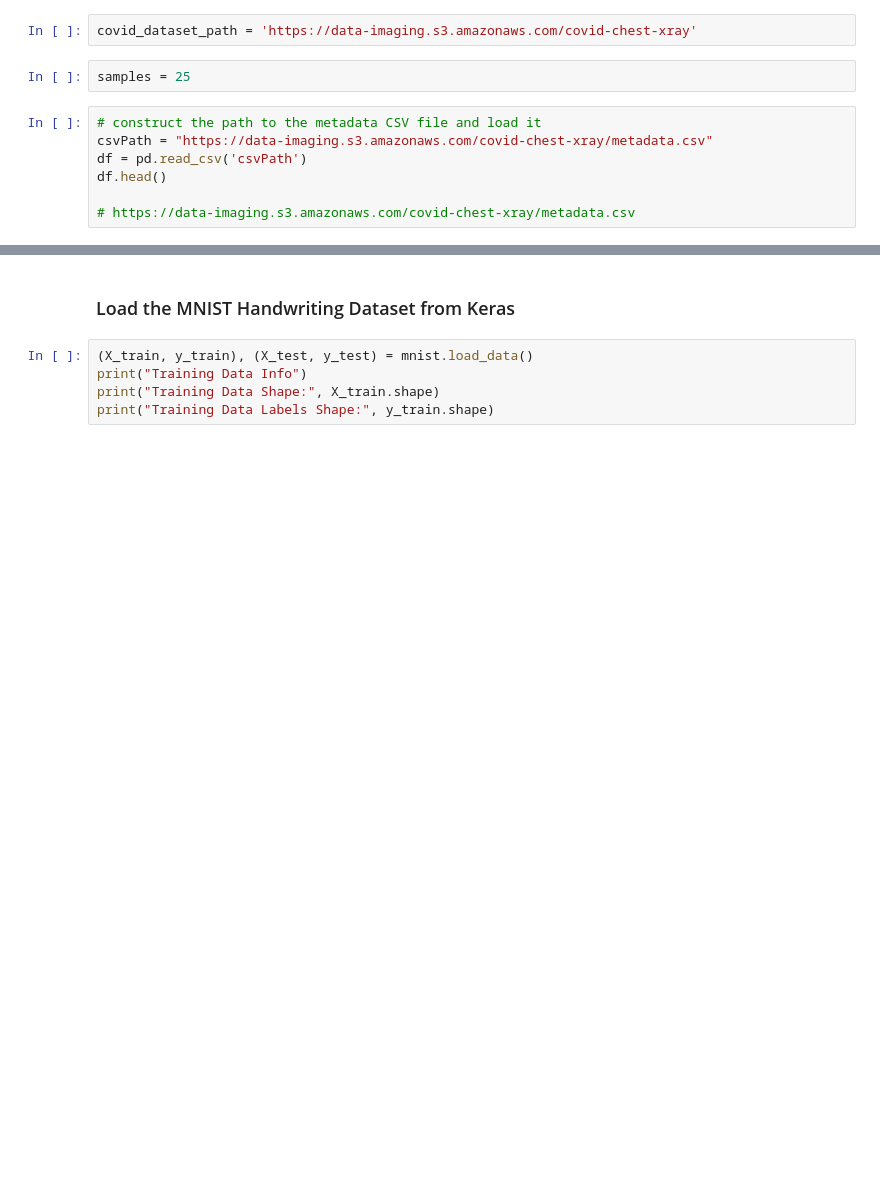
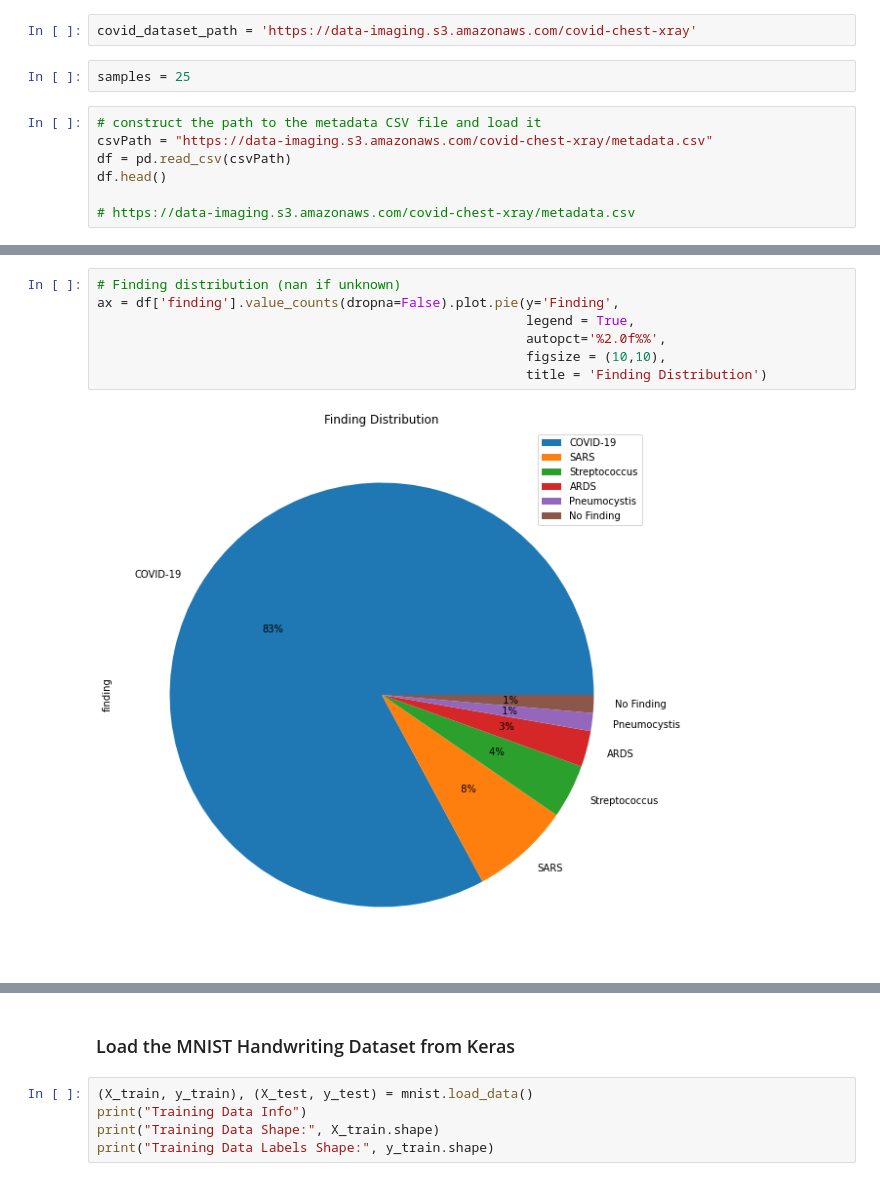
Before and after one commit to MPdeM/imaging_diagnosis, a Jupyter notebook: BuildModel.ipynb, the cells around one changed output, grey strips where cells are left out. Saved outputs shown, nothing was run; the diff lists cells and outputs as text; blank space fills up the shorter version.

```diff
--- a/BuildModel.ipynb
+++ b/BuildModel.ipynb
@@ -54,7 +54,7 @@ samples = 25
 # %%
 # construct the path to the metadata CSV file and load it
 csvPath = "https://data-imaging.s3.amazonaws.com/covid-chest-xray/metadata.csv"
-df = pd.read_csv('csvPath')
+df = pd.read_csv(csvPath)
 df.head()
 
 # https://data-imaging.s3.amazonaws.com/covid-chest-xray/metadata.csv
@@ -62,0 +75,9 @@ FileNotFoundError: ignored
+# %%
+# Finding distribution (nan if unknown)
+ax = df['finding'].value_counts(dropna=False).plot.pie(y='Finding',
+                                                       legend = True,
+                                                       autopct='%2.0f%%',
+                                                       figsize = (10,10),
+                                                       title = 'Finding Distribution')
+# %% [output]
+[figure, added]
```
Also changed, not shown: parts of 5 cells of this notebook.
